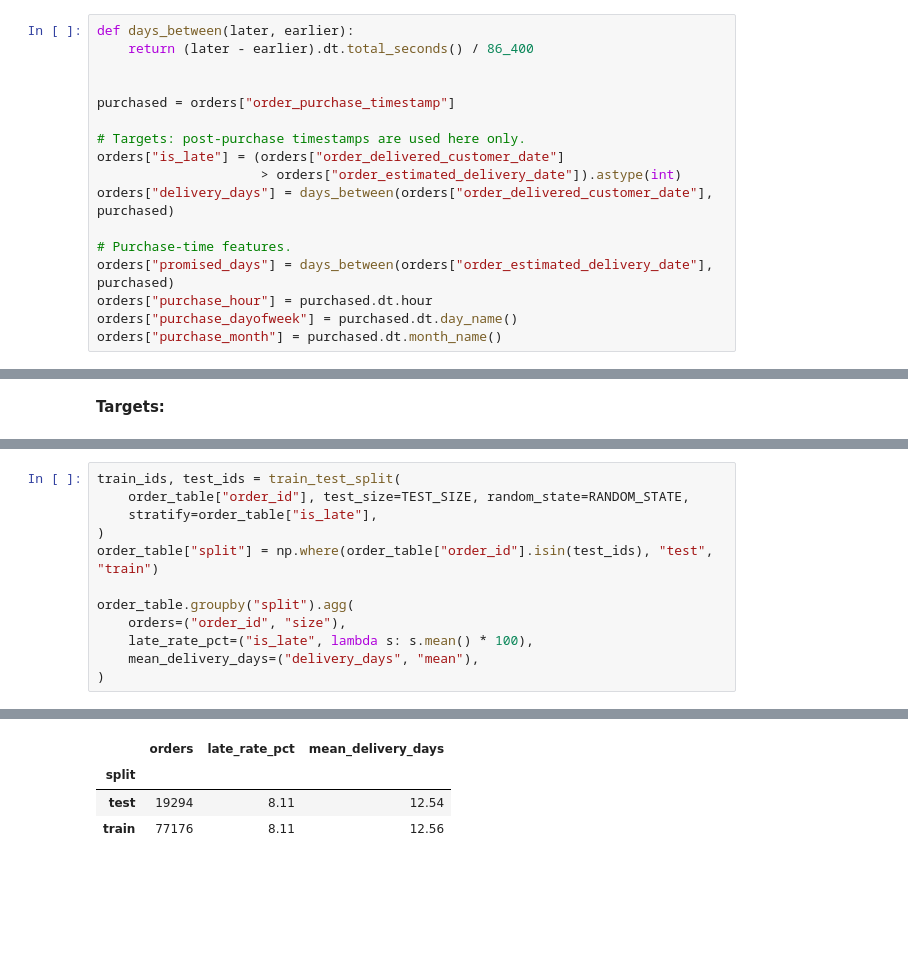
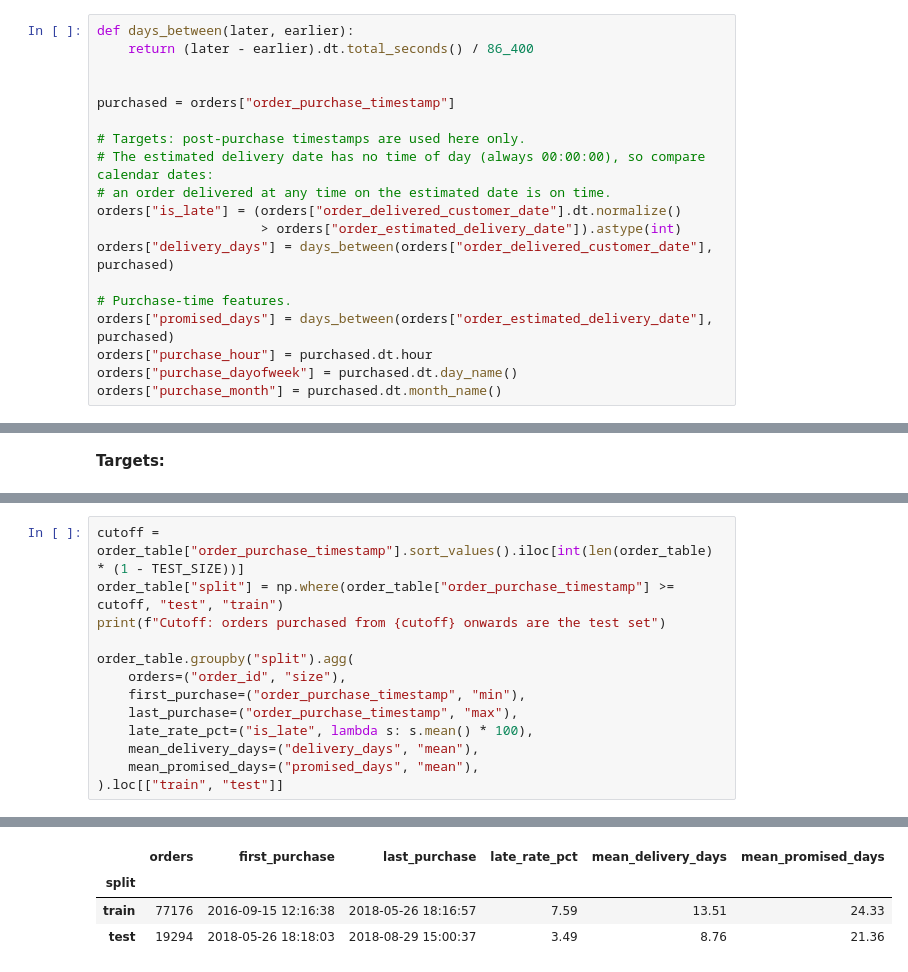
Before and after one commit to YuanJiayi/Team6_IT5006_Ecommerce_Analytics_AY2627Sem1, a Jupyter notebook: milestone2/data_prep.ipynb, the cells around one changed output, grey strips where cells are left out. Drawn from its saved outputs; the diff is of its cells as text; blank space fills up the shorter version.

```diff
--- a/milestone2/data_prep.ipynb
+++ b/milestone2/data_prep.ipynb
@@ -444,7 +450,9 @@ def days_between(later, earlier):
 purchased = orders["order_purchase_timestamp"]
 
 # Targets: post-purchase timestamps are used here only.
-orders["is_late"] = (orders["order_delivered_customer_date"]
+# The estimated delivery date has no time of day (always 00:00:00), so compare calendar dates:
+# an order delivered at any time on the estimated date is on time.
+orders["is_late"] = (orders["order_delivered_customer_date"].dt.normalize()
                      > orders["order_estimated_delivery_date"]).astype(int)
 orders["delivery_days"] = days_between(orders["order_delivered_customer_date"], purchased)
 
@@ -699,13 +711,14 @@ is_late: 8.11% late, imbalanced. Always predicting 'on time' already scores 91.8
 # %%
-train_ids, test_ids = train_test_split(
-    order_table["order_id"], test_size=TEST_SIZE, random_state=RANDOM_STATE,
-    stratify=order_table["is_late"],
-)
-order_table["split"] = np.where(order_table["order_id"].isin(test_ids), "test", "train")
+cutoff = order_table["order_purchase_timestamp"].sort_values().iloc[int(len(order_table) * (1 - TEST_SIZE))]
+order_table["split"] = np.where(order_table["order_purchase_timestamp"] >= cutoff, "test", "train")
+print(f"Cutoff: orders purchased from {cutoff} onwards are the test set")
 
 order_table.groupby("split").agg(
     orders=("order_id", "size"),
+    first_purchase=("order_purchase_timestamp", "min"),
+    last_purchase=("order_purchase_timestamp", "max"),
     late_rate_pct=("is_late", lambda s: s.mean() * 100),
     mean_delivery_days=("delivery_days", "mean"),
-)
+    mean_promised_days=("promised_days", "mean"),
+).loc[["train", "test"]]
 # %% [output]
@@ -712,5 +726,5 @@ order_table.groupby("split").agg(
-|  | orders | late_rate_pct | mean_delivery_days |
-| split |  |  |  |
-| test | 19294 | 8.11 | 12.54 |
-| train | 77176 | 8.11 | 12.56 |
+|  | orders | first_purchase | last_purchase | late_rate_pct | mean_delivery_days | mean_promised_days |
+| split |  |  |  |  |  |  |
+| train | 77176 | 2016-09-15 12:16:38 | 2018-05-26 18:16:57 | 7.59 | 13.51 | 24.33 |
+| test | 19294 | 2018-05-26 18:18:03 | 2018-08-29 15:00:37 | 3.49 | 8.76 | 21.36 |
 # %% [markdown]
```
Also changed, not shown: parts of 14 cells of this notebook, 2 other files.
